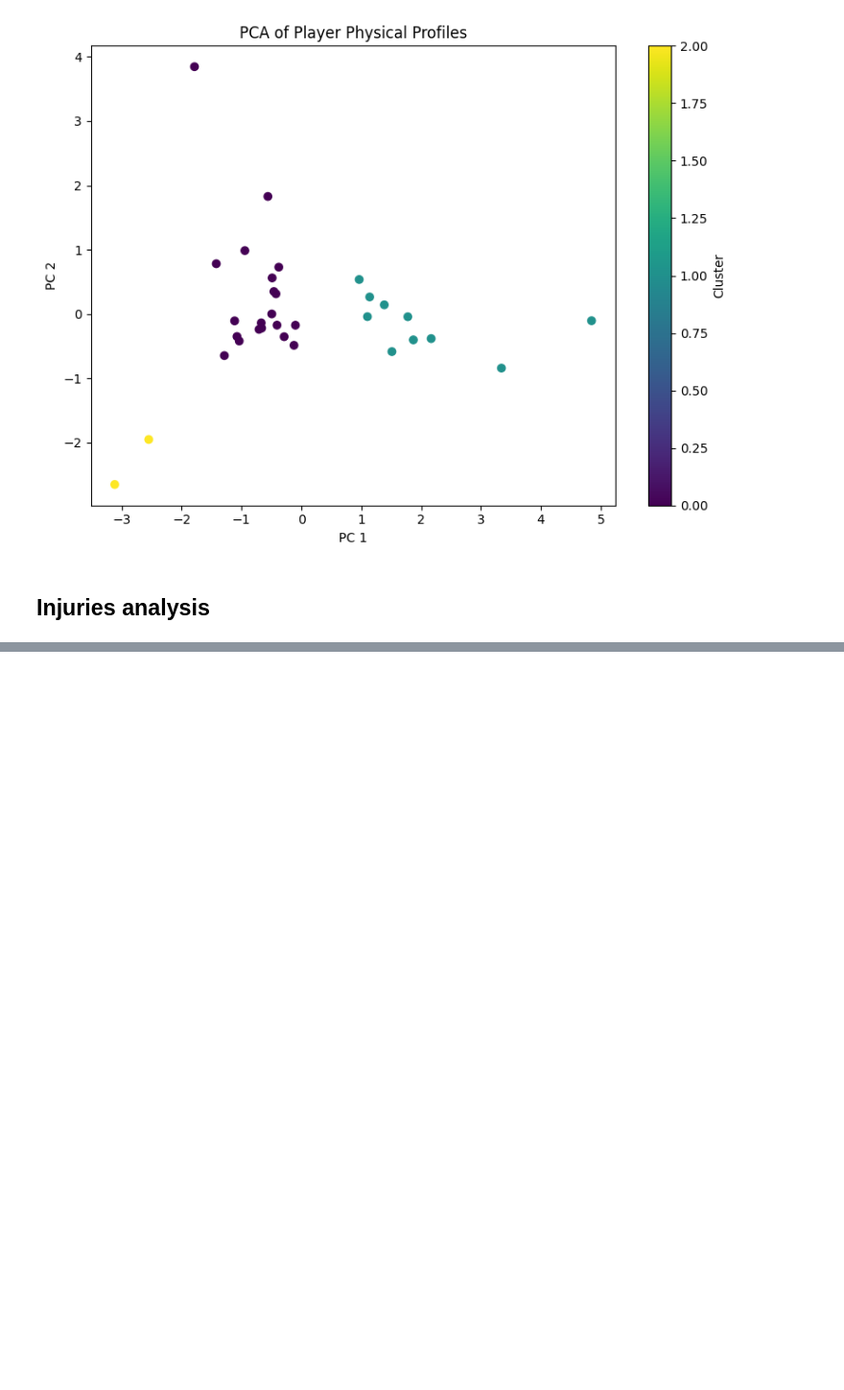
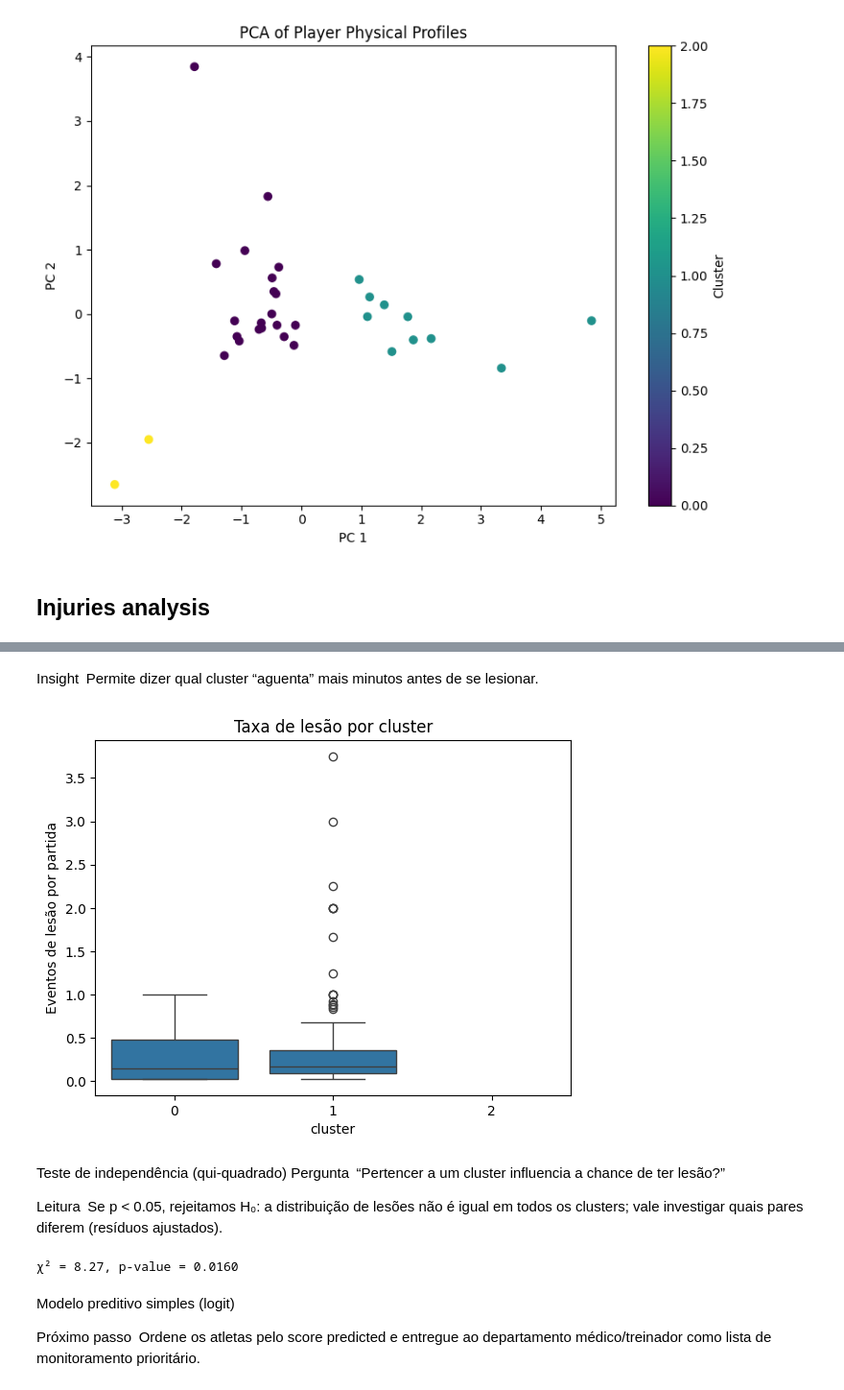
Before and after one commit to MFreyaG/Projeto-Final-Futebol, a Jupyter notebook: results.ipynb, the cells around one changed output, grey strips where cells are left out. Shown at 96% size. Cells and saved outputs as stored; diff of their text form; code cells hidden in the pictures; blank space fills up the shorter version.

```diff
--- a/results.ipynb
+++ b/results.ipynb
@@ -114,0 +281,28 @@ injuries.plot_anual_injury_evolution_per_team()
+# %% [markdown]
+Insight Permite dizer qual cluster “aguenta” mais minutos antes de se lesionar.
+# %%
+merged['injury_rate'] = merged['injury_events'] / merged['partidas_jogadas'].clip(lower=1)
+
+sns.boxplot(data=merged, x='cluster', y='injury_rate')
+plt.ylabel('Eventos de lesão por partida')
+plt.title('Taxa de lesão por cluster'); plt.show()
+# %% [output]
+[figure, added]
+# %% [markdown]
+ Teste de independência (qui-quadrado)
+Pergunta “Pertencer a um cluster influencia a chance de ter lesão?”
+
+
+Leitura Se p < 0.05, rejeitamos H₀: a distribuição de lesões não é igual em todos os clusters; vale investigar quais pares diferem (resíduos ajustados).
+# %%
+import scipy.stats as st
+
+cont = pd.crosstab(merged['cluster'], merged['injury_events'].notna())
+chi2, p, *_ = st.chi2_contingency(cont)
+print(f'χ² = {chi2:.2f}, p-value = {p:.4f}')
+# %% [output]
+χ² = 8.27, p-value = 0.0160
+# %% [markdown]
+Modelo preditivo simples (logit)
+
+Próximo passo Ordene os atletas pelo score predicted e entregue ao departamento médico/treinador como lista de monitoramento prioritário.
```
Also changed, not shown: parts of 18 cells of this notebook, 6 other files.
